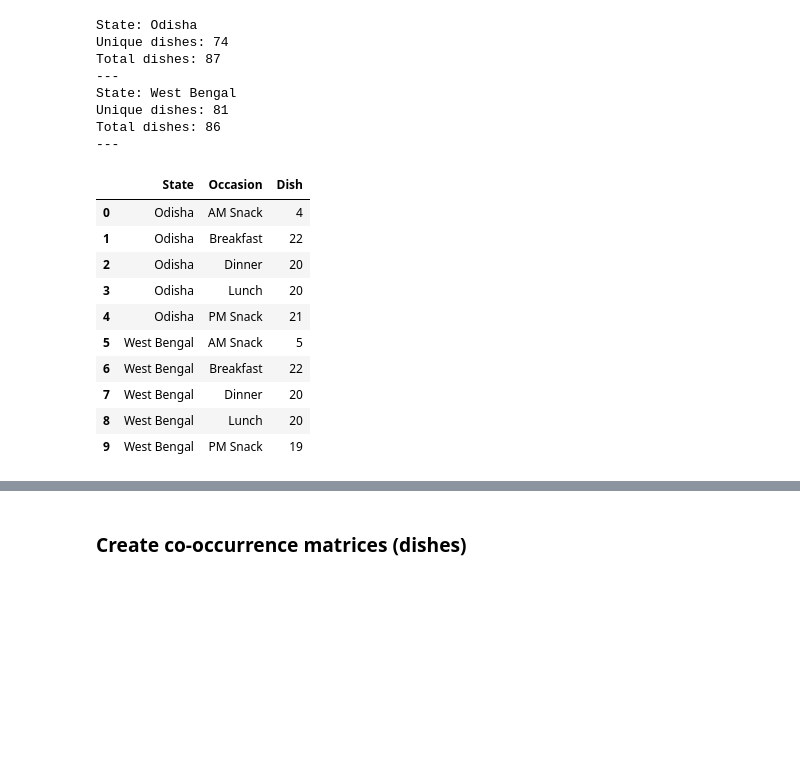
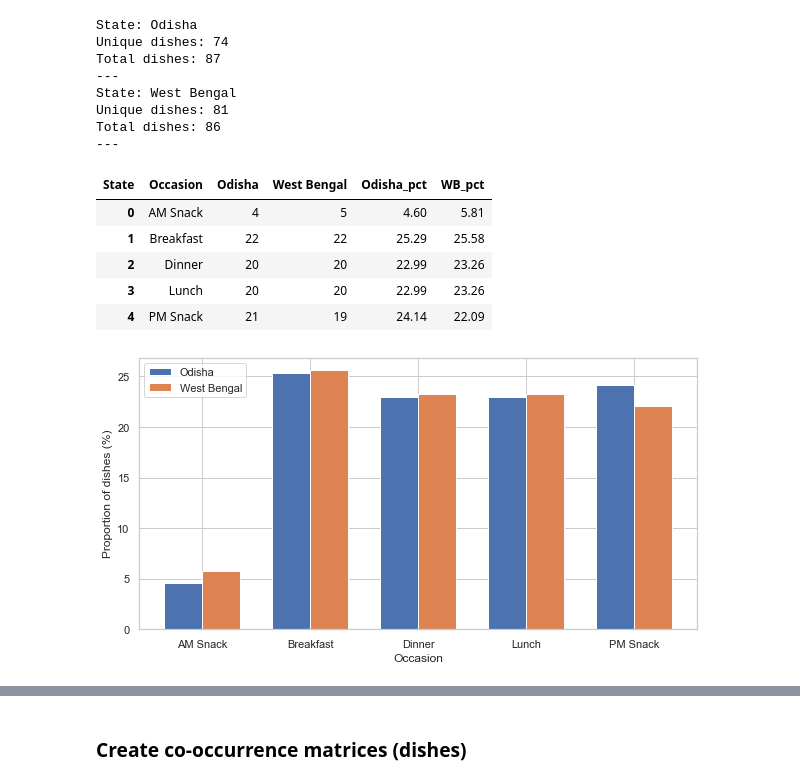
Before and after one commit to rochiecuevas/FoodChoice, a Jupyter notebook: Expert_Elicitation.ipynb, the cells around one changed output, grey strips where cells are left out. Cells and saved outputs as stored; diff of their text form; code cells hidden in the pictures; blank space fills up the shorter version.

Commit message:
added graph of %dishes after excluding special occasions

```diff
--- a/Expert_Elicitation.ipynb
+++ b/Expert_Elicitation.ipynb
@@ -184,18 +198,44 @@ Total dishes: 86
 # %%
 # Create a new dataframe for counts of dishes excluding special occasions
 df3 = df2.groupby(["State", "Occasion"])["Dish"].count().reset_index()
+df_dishcount3 = pd.pivot_table(df3, values = "Dish", index = "Occasion", columns = "State").reset_index()
+df_dishcount3
+
+# New column containing percentages
+df_dishcount3["Odisha_pct"] = round(((df_dishcount3["Odisha"]/ df_dishcount3["Odisha"].sum()) * 100), 2)
+df_dishcount3["WB_pct"] = round(((df_dishcount3["West Bengal"]/ df_dishcount3["West Bengal"].sum()) * 100), 2)
+
+df_dishcount3
 # %% [output]
-|  | State | Occasion | Dish |
-| 0 | Odisha | AM Snack | 4 |
-| 1 | Odisha | Breakfast | 22 |
-| 2 | Odisha | Dinner | 20 |
-| 3 | Odisha | Lunch | 20 |
-| 4 | Odisha | PM Snack | 21 |
-| 5 | West Bengal | AM Snack | 5 |
-| 6 | West Bengal | Breakfast | 22 |
-| 7 | West Bengal | Dinner | 20 |
-| 8 | West Bengal | Lunch | 20 |
-| 9 | West Bengal | PM Snack | 19 |
+| State | Occasion | Odisha | West Bengal | Odisha_pct | WB_pct |
+| 0 | AM Snack | 4 | 5 | 4.60 | 5.81 |
+| 1 | Breakfast | 22 | 22 | 25.29 | 25.58 |
+| 2 | Dinner | 20 | 20 | 22.99 | 23.26 |
+| 3 | Lunch | 20 | 20 | 22.99 | 23.26 |
+| 4 | PM Snack | 21 | 19 | 24.14 | 22.09 |
+# %%
+# Graph to compare number of dishes between Odisha and West Bengal (percent)
+N = 5 # number of groups
+OdishaPct = df_dishcount3["Odisha_pct"].to_list()
+WBPct = df_dishcount3["WB_pct"].to_list()
+
+fig, ax = plt.subplots(figsize = (10,5))
+
+ind = np.arange(N)
+width = 0.35
+p1 = ax.bar(ind, OdishaPct, width)
+p2 = ax.bar(ind + width, WBPct, width)
+
+ax.set_xticks(ind + width / 2)
+ax.set_xticklabels(("AM Snack", "Breakfast", "Dinner", "Lunch", "PM Snack"))
+
+ax.legend((p1[0], p2[0]), ('Odisha', 'West Bengal'))
+plt.ylabel("Proportion of dishes (%)")
+plt.xlabel("Occasion")
+plt.savefig('pct_occasions.png', dpi = 300)
+plt.show()
+# %% [output]
+[figure, added]
 # %%
 # Count how many times a dish is mentioned per state
 dish_grouped = df.groupby(["State", "Dish"])["Dish"].count().to_frame("Count")\
```
Also changed, not shown: parts of 8 cells of this notebook.
